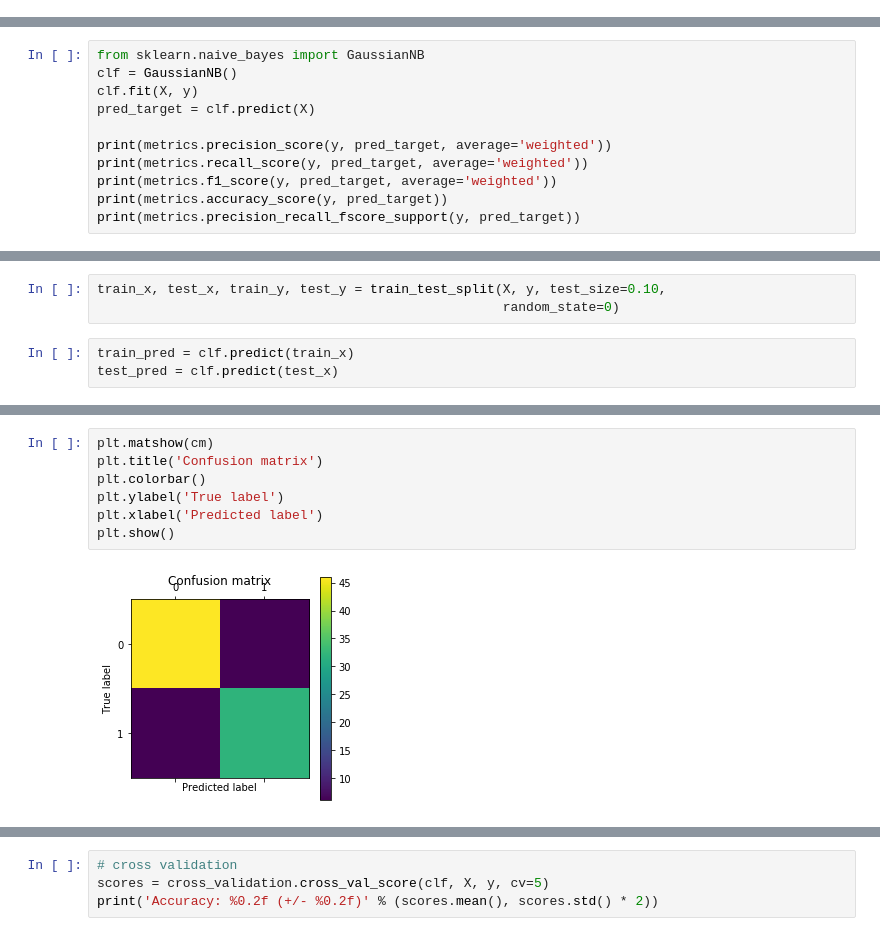
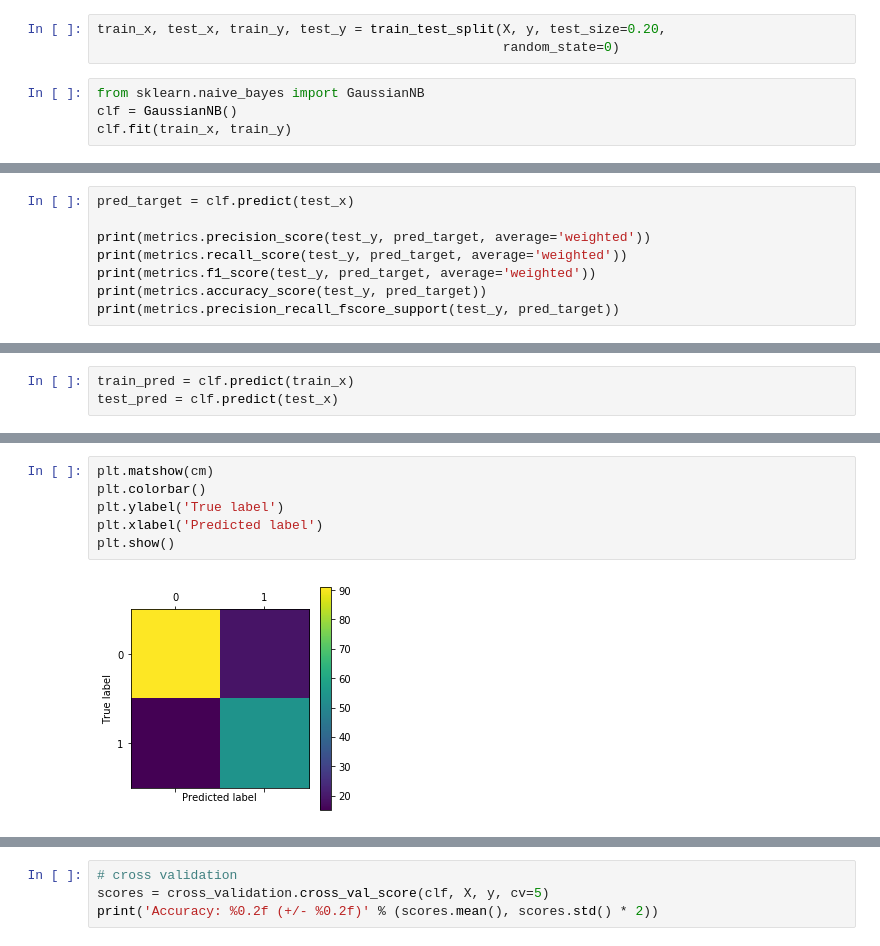
Before and after one commit to vslovik/dm, a Jupyter notebook: classification/classification_NB.ipynb, the cells around one changed output, grey strips where cells are left out. Drawn from its saved outputs; the diff is of its cells as text.

```diff
--- a/classification/classification_NB.ipynb
+++ b/classification/classification_NB.ipynb
@@ -89,3 +141,10 @@ y = train_data[:, 0]
 y[:5]
 # %% [output]
 array([ 0.,  1.,  1.,  1.,  0.])
+# %%
+train_x, test_x, train_y, test_y = train_test_split(X, y, test_size=0.20,
+                                                    random_state=0)
+# %%
+from sklearn.naive_bayes import GaussianNB
+clf = GaussianNB()
+clf.fit(train_x, train_y)
@@ -92,12 +155,9 @@ array([ 0.,  1.,  1.,  1.,  0.])
 # %%
-from sklearn.naive_bayes import GaussianNB
-clf = GaussianNB()
-clf.fit(X, y)
-pred_target = clf.predict(X)
+pred_target = clf.predict(test_x)
 
-print(metrics.precision_score(y, pred_target, average='weighted'))
-print(metrics.recall_score(y, pred_target, average='weighted'))
-print(metrics.f1_score(y, pred_target, average='weighted'))
-print(metrics.accuracy_score(y, pred_target))
-print(metrics.precision_recall_fscore_support(y, pred_target))
+print(metrics.precision_score(test_y, pred_target, average='weighted'))
+print(metrics.recall_score(test_y, pred_target, average='weighted'))
+print(metrics.f1_score(test_y, pred_target, average='weighted'))
+print(metrics.accuracy_score(test_y, pred_target))
+print(metrics.precision_recall_fscore_support(test_y, pred_target))
 # %% [output]
@@ -109,6 +169,3 @@ print(metrics.precision_recall_fscore_support(y, pred_target))
-# %%
-train_x, test_x, train_y, test_y = train_test_split(X, y, test_size=0.10,
-                                                    random_state=0)
 # %%
 train_pred = clf.predict(train_x)
 test_pred = clf.predict(test_x)
@@ -127,12 +184,11 @@ print(cm)
 # %%
 plt.matshow(cm)
-plt.title('Confusion matrix')
 plt.colorbar()
 plt.ylabel('True label')
 plt.xlabel('Predicted label')
 plt.show()
 # %% [output]
-[figure, old version]
+[figure, new version]
 # %%
 from sklearn.metrics import classification_report
 print(classification_report(test_y,
```
Also changed, not shown: parts of 9 cells of this notebook, 3 other files.
